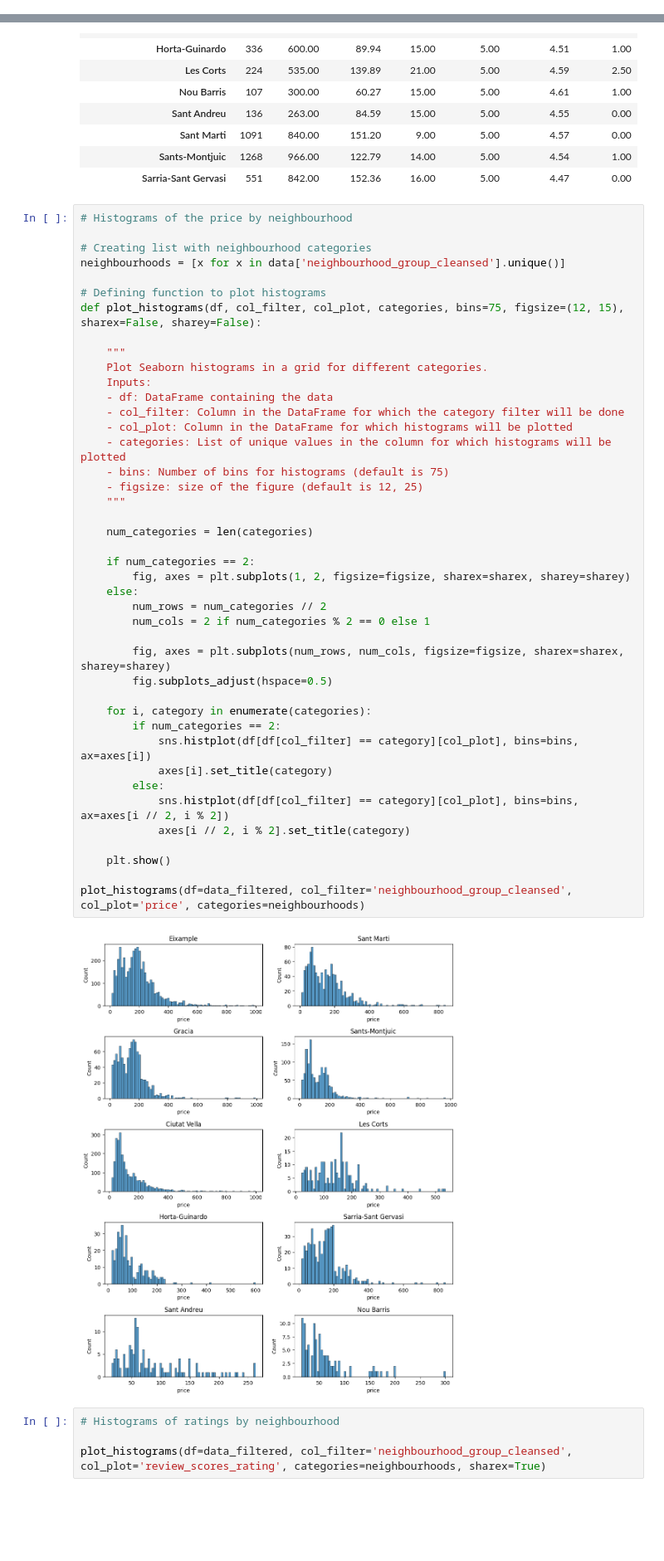
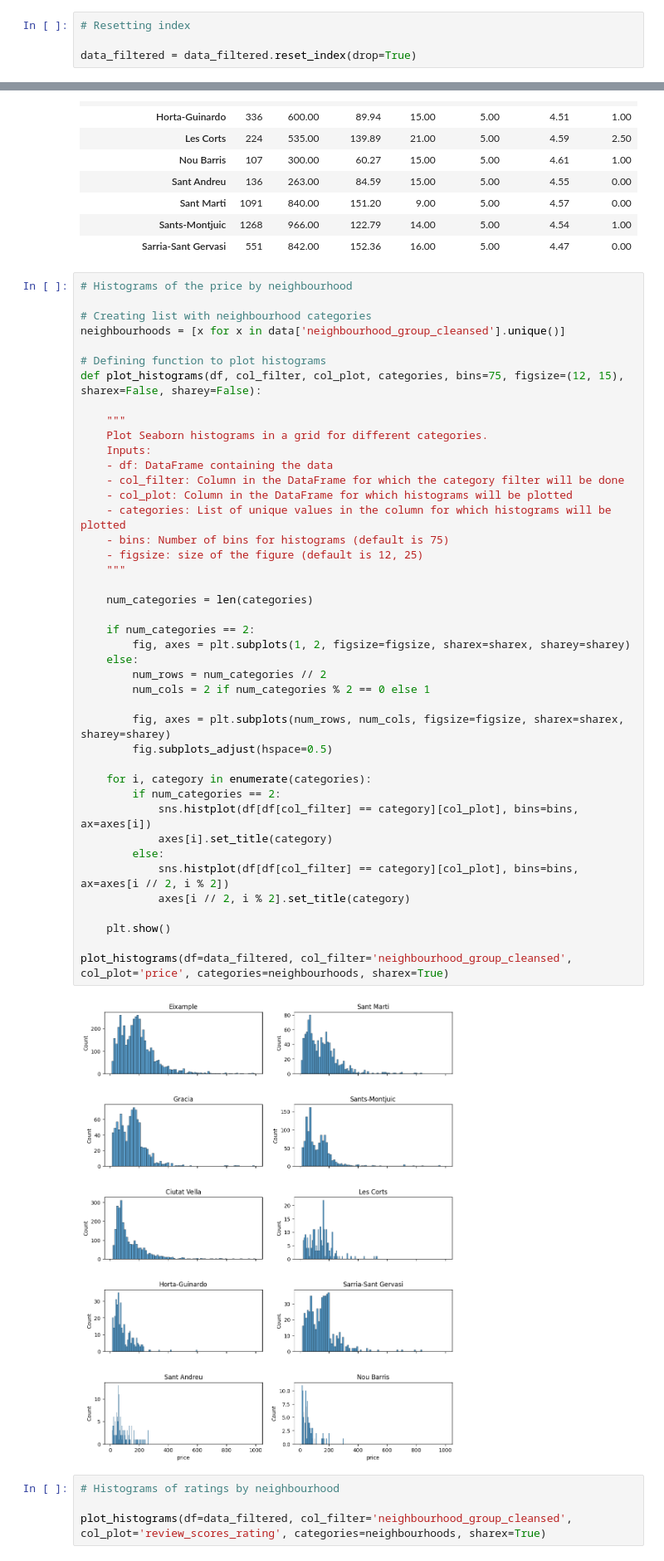
Before and after one commit to joacog86/midprojectlab, a Jupyter notebook: mbproject_analysis.ipynb, the cells around one changed output, grey strips where cells are left out. Shown at 83% size. Saved outputs shown, nothing was run; the diff lists cells and outputs as text; blank space fills up the shorter version.

```diff
--- a/mbproject_analysis.ipynb
+++ b/mbproject_analysis.ipynb
@@ -158,6 +159,10 @@ Sants-Montjuic          4
 Horta-Guinardo          2
 Nou Barris              1
 dtype: int64
+# %%
+# Resetting index
+
+data_filtered = data_filtered.reset_index(drop=True)
 # %% [markdown]
 #### Neighbourhood centered analysis
 # %%
@@ -196,35 +201,35 @@ def plot_histograms(df, col_filter, col_plot, categories, bins=75, figsize=(12,
     - df: DataFrame containing the data
     - col_filter: Column in the DataFrame for which the category filter will be done
     - col_plot: Column in the DataFrame for which histograms will be plotted
     - categories: List of unique values in the column for which histograms will be plotted
     - bins: Number of bins for histograms (default is 75)
     - figsize: size of the figure (default is 12, 25)
     """
 
     num_categories = len(categories)
 
     if num_categories == 2:
         fig, axes = plt.subplots(1, 2, figsize=figsize, sharex=sharex, sharey=sharey)
     else:
         num_rows = num_categories // 2
         num_cols = 2 if num_categories % 2 == 0 else 1
 
         fig, axes = plt.subplots(num_rows, num_cols, figsize=figsize, sharex=sharex, sharey=sharey)
         fig.subplots_adjust(hspace=0.5)
 
     for i, category in enumerate(categories):
         if num_categories == 2:
             sns.histplot(df[df[col_filter] == category][col_plot], bins=bins, ax=axes[i])
             axes[i].set_title(category)
         else:
             sns.histplot(df[df[col_filter] == category][col_plot], bins=bins, ax=axes[i // 2, i % 2])
             axes[i // 2, i % 2].set_title(category)
 
     plt.show()
 
-plot_histograms(df=data_filtered, col_filter='neighbourhood_group_cleansed', col_plot='price', categories=neighbourhoods)
+plot_histograms(df=data_filtered, col_filter='neighbourhood_group_cleansed', col_plot='price', categories=neighbourhoods, sharex=True)
 # %% [output]
-[figure, old version]
+[figure, new version]
 # %%
 # Histograms of ratings by neighbourhood
 
```
Also changed, not shown: parts of 64 cells of this notebook, 9 other files.
